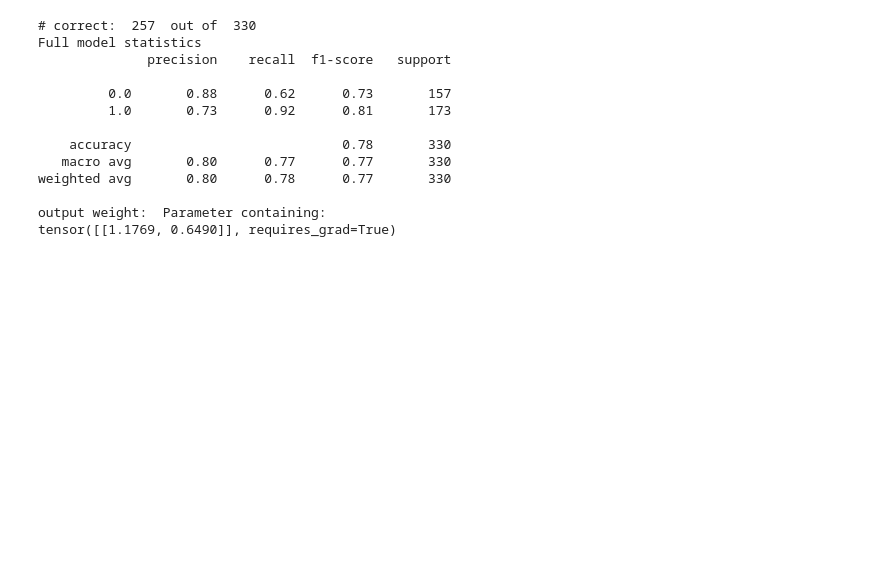
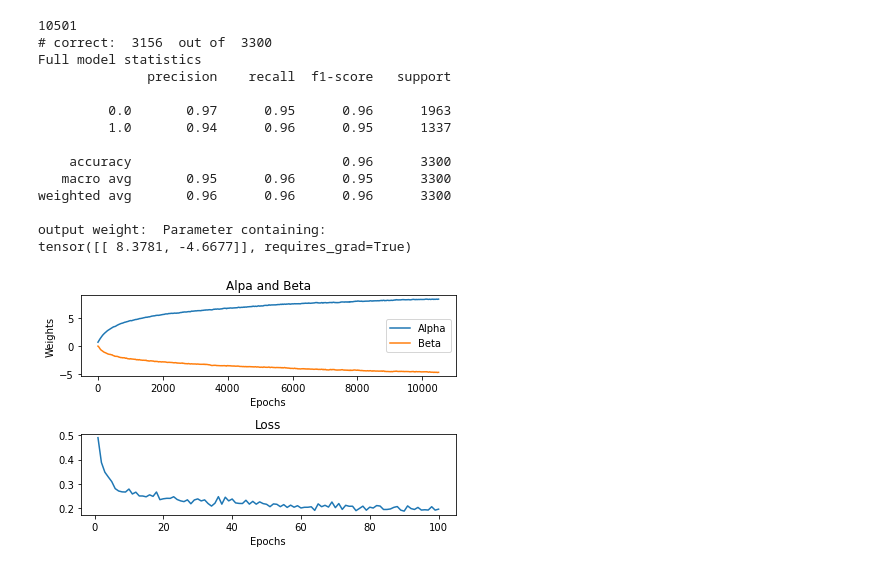
Before and after one commit to alexchristie97/Binary_classification_ground_truth, a Jupyter notebook: Doublemodel.ipynb, the cells around one changed output. Drawn from its saved outputs; the diff is of its cells as text; code cells hidden in the pictures; blank space fills up the shorter version.

```diff
--- a/Doublemodel.ipynb
+++ b/Doublemodel.ipynb
@@ -154,7 +155,8 @@ class parallelmodel(nn.Module):
 
 
         self.outputlayer= nn.Linear(2, 1)
-
+        self.alpha=[]
+        self.beta=[]
 
 
 
@@ -387,7 +389,10 @@ parralel.to(device)
 criterion = nn.BCEWithLogitsLoss()
 
 parralel.outputlayer.weight=torch.nn.Parameter(data=torch.tensor([[.7,0.3]]), requires_grad=True)
-
+parralel.alpha.append(.7)
+parralel.beta.append(.3)
+epochlist=[]
+losslist=[]
 
 paroptimizer = optim.Adam(parralel.parameters(), lr=LEARNING_RATE)
 
@@ -415,14 +420,27 @@ for e in range(1, EPOCHS+1):
         loss.backward()
         paroptimizer.step()
 
+        parralel.alpha.append(parralel.outputlayer.weight[0][0].detach().numpy().item())
+        parralel.beta.append(parralel.outputlayer.weight[0][1].detach().numpy().item())
+
         epoch_loss += loss.item()
+
         epoch_acc += acc.item()
 
 
+
+
+    epochlist.append(e)
+    losslist.append(epoch_loss/len(train_loader))
     #print(f'Epoch {e+0:03}: | Loss: {epoch_loss/len(train_loader):.5f} | Acc: {epoch_acc/len(train_loader):.3f}')
 
 
+passlist=list(range(0,len(parralel.alpha)))
 
+#losslist.insert(0, losslist[0])
+
+
+print(len(parralel.alpha))
 
 y_parmodelpred_list =[]
 parralel.eval()
@@ -453,16 +471,17 @@ print(classification_report(y_test, y_parmodelpred_list))
 
 print("output weight: ", parralel.outputlayer.weight)
 # %% [output]
-# correct:  257  out of  330
+10501
+# correct:  3156  out of  3300
 Full model statistics
               precision    recall  f1-score   support
 
-         0.0       0.88      0.62      0.73       157
-         1.0       0.73      0.92      0.81       173
+         0.0       0.97      0.95      0.96      1963
+         1.0       0.94      0.96      0.95      1337
 
-    accuracy                           0.78       330
-   macro avg       0.80      0.77      0.77       330
-weighted avg       0.80      0.78      0.77       330
+    accuracy                           0.96      3300
+   macro avg       0.95      0.96      0.95      3300
+weighted avg       0.96      0.96      0.96      3300
 
 output weight:  Parameter containing:
-tensor([[1.1769, 0.6490]], requires_grad=True)
+tensor([[ 8.3781, -4.6677]], requires_grad=True)
@@ -476,3 +488,29 @@ tensor([[1.1769, 0.6490]], requires_grad=True)
+# %%
+#graphs
+
+fig, (weights, lossgraph) = plt.subplots(2)
+weights.plot(passlist,parralel.alpha, label="Alpha")
+weights.plot(passlist,parralel.beta, label="Beta")
+weights.legend()
+
+weights.set_xlabel('Epochs')
+weights.set_ylabel('Weights')
+weights.set_title('Alpa and Beta')
+
+
+
+
+plt.plot(epochlist,losslist, label="loss")
+
+lossgraph.set_xlabel('Epochs')
+lossgraph.set_label('Loss')
+lossgraph.set_title('Loss')
+
+
+fig.tight_layout()
+plt.savefig('e2fullparalelgraph3')
+# %% [output]
+[figure, added]
 # %%
 #half model stats
 
```
Also changed, not shown: parts of 7 cells of this notebook, 1 other file.
